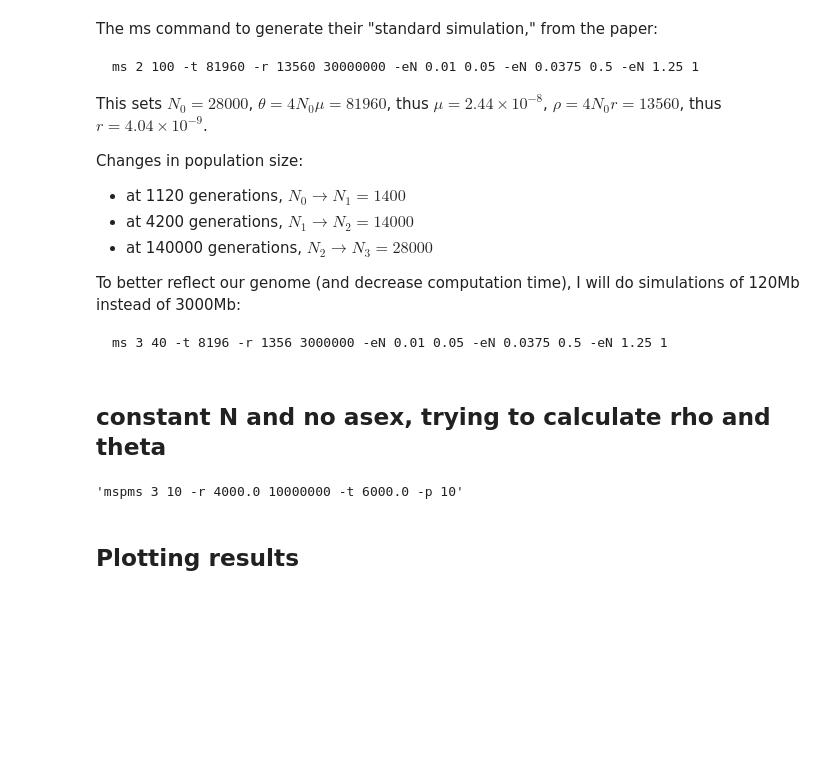
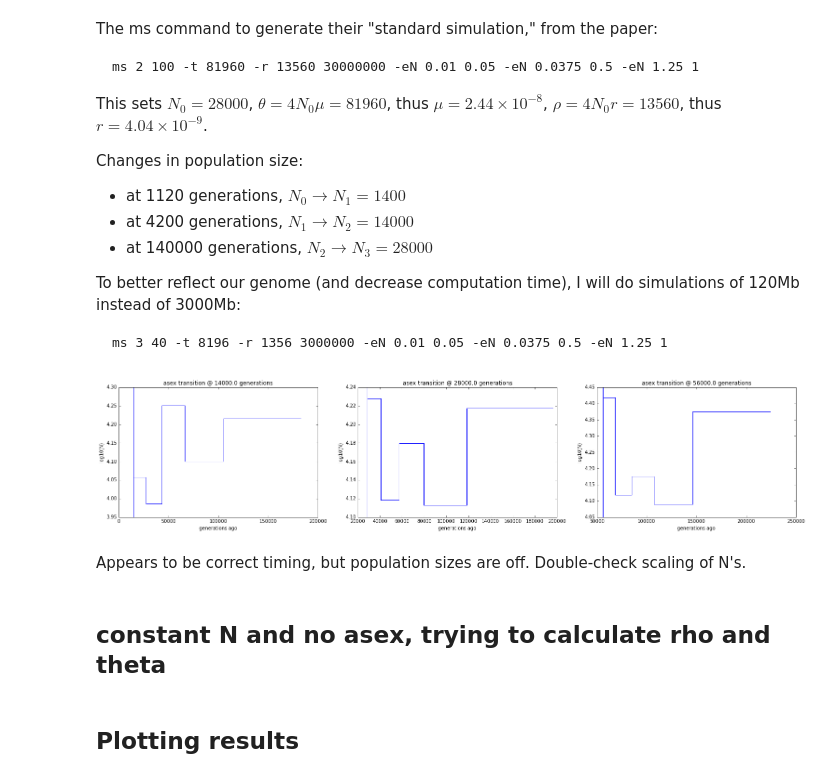
Before and after one commit to ammodramus/tsmc, a Jupyter notebook: snail_sims.ipynb, the cells around one changed output. Drawn from its saved outputs; the diff is of its cells as text; code cells hidden in the pictures; blank space fills up the shorter version.

Commit message:
update to ipynb
plotting triploid PSMC std simulations

```diff
--- a/snail_sims.ipynb
+++ b/snail_sims.ipynb
@@ -1452,6 +1573,10 @@ Changes in population size:
 To better reflect our genome (and decrease computation time), I will do simulations of 120Mb instead of 3000Mb:
 
 	ms 3 40 -t 8196 -r 1356 3000000 -eN 0.01 0.05 -eN 0.0375 0.5 -eN 1.25 1
+# %%
+mu = 2.44e-8
+r = 4.04e-9
+trueN0 = 28000
 # %%
 divtimes = [0.25, 0.5, 1.0]
 
@@ -1485,3 +1615,20 @@ with open('triploid_std_analysis_cmds', 'w') as fout:
+# %%
+fig, axes = plt.subplots(nrows=1,ncols=len(divtimes), figsize = (26,5))
+for colIdx, divtime in enumerate(divtimes):
+    axis = axes[colIdx]
+    result = results[divtime]
+    ts = get_unscaled_ts(result, trueN0)
+    Ns = get_Ns(result, mu, 100)
+    divtime *= 2*trueN0
+    estimatedDivtime = get_unscaled_divtime(result, mu, 100)
+    axis.set_title('asex transition @ {} generations'.format(divtime))
+    axis.set_xlabel('generations ago')
+    axis.set_ylabel('log10(N)')
+    plot_psmc(axis, ts, Ns, divtime = estimatedDivtime)
+# %% [output]
+[figure, added]
+# %% [markdown]
+Appears to be correct timing, but population sizes are off. Double-check scaling of N's.
 # %% [markdown]
 ## constant N and no asex, trying to calculate rho and theta
 # %%
@@ -1501,9 +1648,5 @@ msCmd = "mspms 3 {numChroms} -r {rho} {chromLen} -t {theta} -p 10".format(
     chromLen = chromLength,
     rho = rho,
     theta = theta)
-# %%
-msCmd
-# %% [output]
-'mspms 3 10 -r 4000.0 10000000 -t 6000.0 -p 10'
 # %% [markdown]
 ## Plotting results
```
Also changed, not shown: parts of 21 cells of this notebook.
